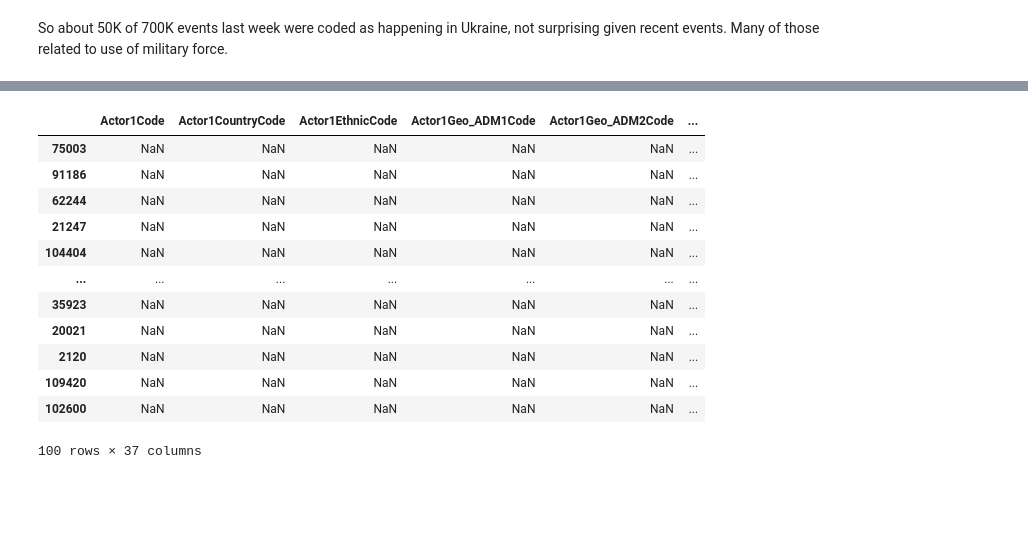
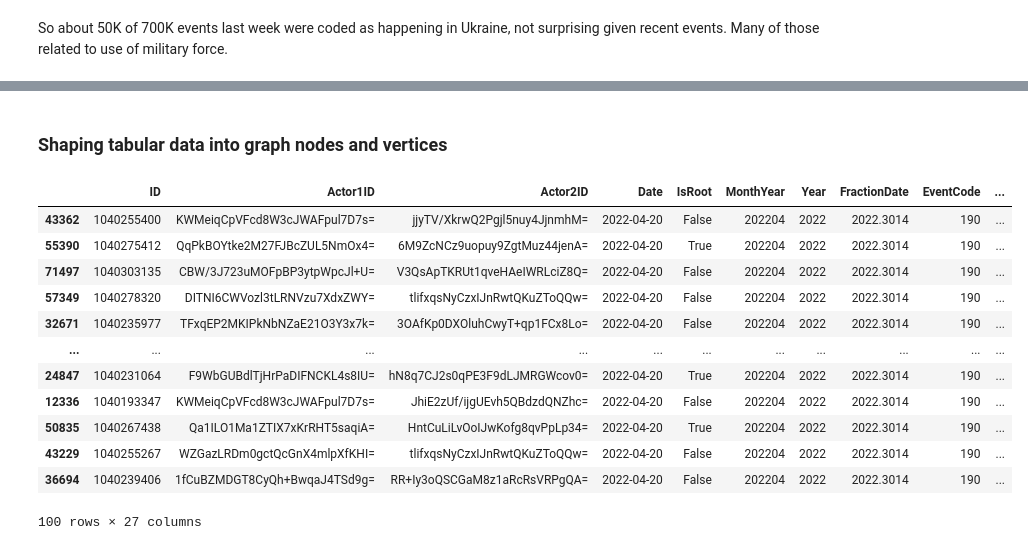
Before and after one commit to allisterb/osiris, a Jupyter notebook: notebooks/Overview.ipynb, the cells around one changed output, grey strips where cells are left out. Drawn from its saved outputs; the diff is of its cells as text; code cells hidden in the pictures; blank space fills up the shorter version.

```diff
--- a/notebooks/Overview.ipynb
+++ b/notebooks/Overview.ipynb
@@ -181,21 +185,23 @@ for r in uka_events_sample.itertuples():
 uka_map
 # %% [output]
 [interactive output not drawn]
+# %% [markdown]
+### Shaping tabular data into graph nodes and vertices
 # %%
 from data.etl import shape_events_vertices
-events, actors = shape_events_vertices(uka_events_sample)
-actors
+events_vertices, actors_vertices = shape_events_vertices(uka_events_sample)
+events_vertices
 # %% [output]
-|  | Actor1Code | Actor1CountryCode | Actor1EthnicCode | Actor1Geo_ADM1Code | Actor1Geo_ADM2Code | ... |
-| 75003 | NaN | NaN | NaN | NaN | NaN | ... |
-| 91186 | NaN | NaN | NaN | NaN | NaN | ... |
-| 62244 | NaN | NaN | NaN | NaN | NaN | ... |
-| 21247 | NaN | NaN | NaN | NaN | NaN | ... |
-| 104404 | NaN | NaN | NaN | NaN | NaN | ... |
-| ... | ... | ... | ... | ... | ... | ... |
-| 35923 | NaN | NaN | NaN | NaN | NaN | ... |
-| 20021 | NaN | NaN | NaN | NaN | NaN | ... |
-| 2120 | NaN | NaN | NaN | NaN | NaN | ... |
-| 109420 | NaN | NaN | NaN | NaN | NaN | ... |
-| 102600 | NaN | NaN | NaN | NaN | NaN | ... |
+|  | ID | Actor1ID | Actor2ID | Date | IsRoot | MonthYear | Year | FractionDate | EventCode | ... |
+| 43362 | 1040255400 | KWMeiqCpVFcd8W3cJWAFpul7D7s= | jjyTV/XkrwQ2Pgjl5nuy4JjnmhM= | 2022-04-20 | False | 202204 | 2022 | 2022.3014 | 190 | ... |
+| 55390 | 1040275412 | QqPkBOYtke2M27FJBcZUL5NmOx4= | 6M9ZcNCz9uopuy9ZgtMuz44jenA= | 2022-04-20 | True | 202204 | 2022 | 2022.3014 | 190 | ... |
+| 71497 | 1040303135 | CBW/3J723uMOFpBP3ytpWpcJl+U= | V3QsApTKRUt1qveHAeIWRLciZ8Q= | 2022-04-20 | False | 202204 | 2022 | 2022.3014 | 190 | ... |
+| 57349 | 1040278320 | DITNI6CWVozl3tLRNVzu7XdxZWY= | tlifxqsNyCzxIJnRwtQKuZToQQw= | 2022-04-20 | False | 202204 | 2022 | 2022.3014 | 190 | ... |
+| 32671 | 1040235977 | TFxqEP2MKIPkNbNZaE21O3Y3x7k= | 3OAfKp0DXOluhCwyT+qp1FCx8Lo= | 2022-04-20 | False | 202204 | 2022 | 2022.3014 | 190 | ... |
+| ... | ... | ... | ... | ... | ... | ... | ... | ... | ... | ... |
+| 24847 | 1040231064 | F9WbGUBdlTjHrPaDIFNCKL4s8IU= | hN8q7CJ2s0qPE3F9dLJMRGWcov0= | 2022-04-20 | True | 202204 | 2022 | 2022.3014 | 190 | ... |
+| 12336 | 1040193347 | KWMeiqCpVFcd8W3cJWAFpul7D7s= | JhiE2zUf/ijgUEvh5QBdzdQNZhc= | 2022-04-20 | False | 202204 | 2022 | 2022.3014 | 190 | ... |
+| 50835 | 1040267438 | Qa1ILO1Ma1ZTIX7xKrRHT5saqiA= | HntCuLiLvOoIJwKofg8qvPpLp34= | 2022-04-20 | True | 202204 | 2022 | 2022.3014 | 190 | ... |
+| 43229 | 1040255267 | WZGazLRDm0gctQcGnX4mlpXfKHI= | tlifxqsNyCzxIJnRwtQKuZToQQw= | 2022-04-20 | False | 202204 | 2022 | 2022.3014 | 190 | ... |
+| 36694 | 1040239406 | 1fCuBZMDGT8CyQh+BwqaJ4TSd9g= | RR+Iy3oQSCGaM8z1aRcRsVRPgQA= | 2022-04-20 | False | 202204 | 2022 | 2022.3014 | 190 | ... |
-100 rows × 37 columns
+100 rows × 27 columns
```
Also changed, not shown: parts of 11 cells of this notebook.
